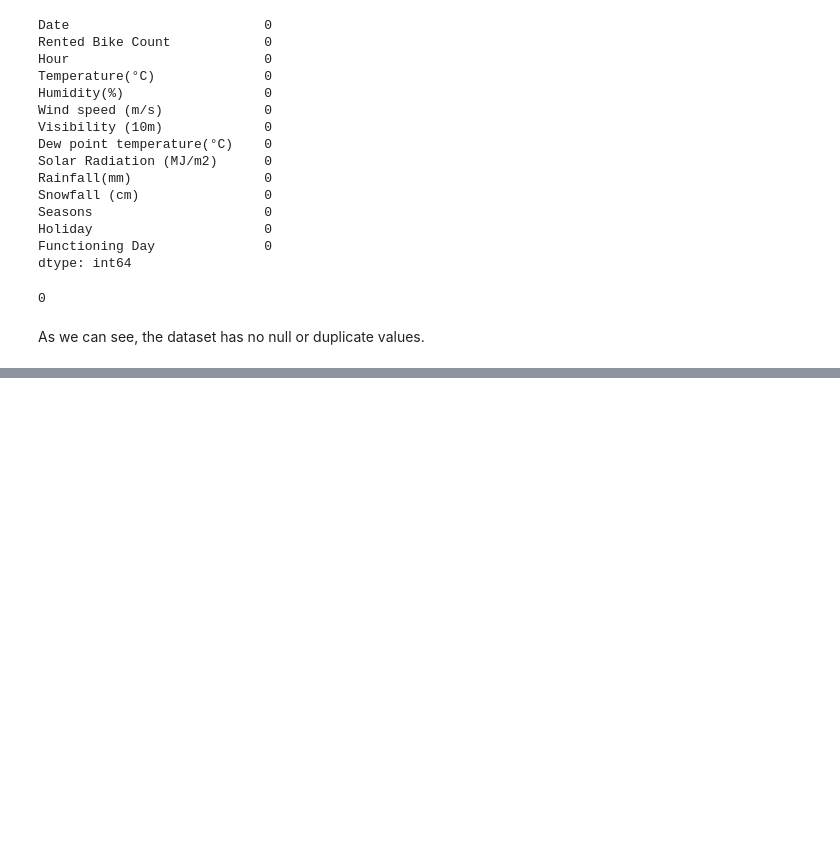
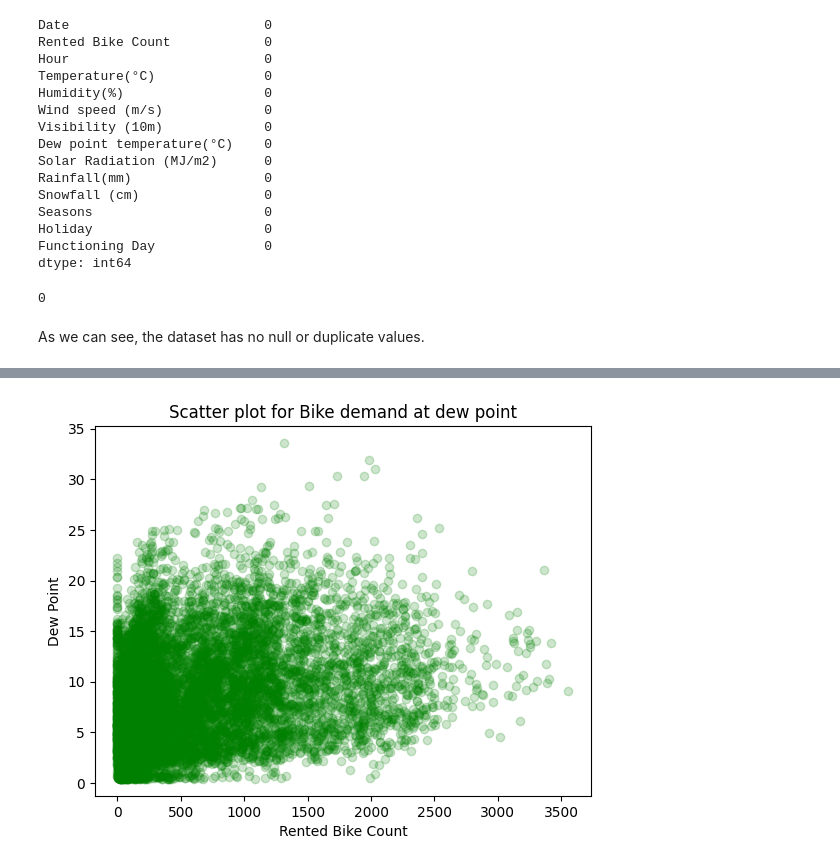
Before and after one commit to waghpallavi/Bike-Sharing-Demand-Prediction, a Jupyter notebook: Bike_Sharing_Demand_Prediction.ipynb, the cells around one changed output, grey strips where cells are left out. Drawn from its saved outputs; the diff is of its cells as text; code cells hidden in the pictures; blank space fills up the shorter version.

```diff
--- a/Bike_Sharing_Demand_Prediction.ipynb
+++ b/Bike_Sharing_Demand_Prediction.ipynb
@@ -188,0 +252,6 @@ As we can see, the dataset has no null or duplicate values.
+# %%
+# creating new feature to remove multicollinearity
+df['dew_point']=(df['Temperature in degree celsius']-df['Dew point temperature in degree celsius'])
+df.drop('Temperature in degree celsius', axis=1, inplace=True) # dropping the original column
+df.drop('Dew point temperature in degree celsius', axis=1, inplace=True) # dropping the original column
+print(df['dew_point'])
@@ -188,0 +271,9 @@ As we can see, the dataset has no null or duplicate values.
+# %%
+# draw a scatter plot for checking multicollinearity
+plt.scatter(df['Rented Bike Count'], df['dew_point'], alpha=0.2, color='green')
+plt.title('Scatter plot for Bike demand at dew point')
+plt.xlabel('Rented Bike Count')
+plt.ylabel('Dew Point')
+plt.show()
+# %% [output]
+[figure, added]
```
Also changed, not shown: parts of 21 cells of this notebook.
